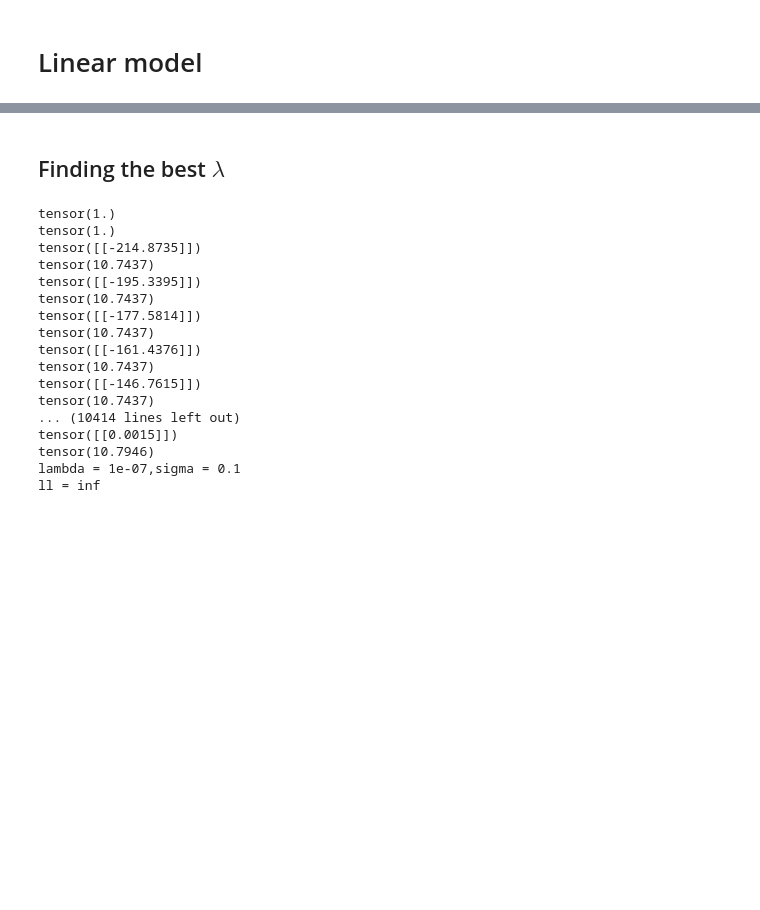
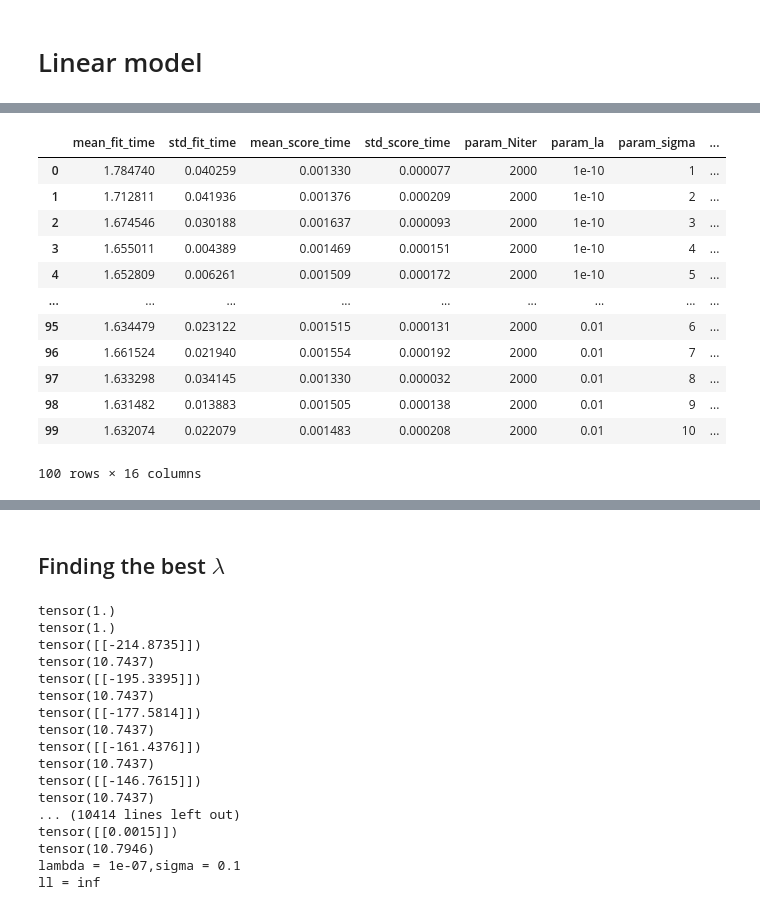
Before and after one commit to umarteau/non_negative_model, a Jupyter notebook: npm_nnf/density_estimation/Density_experiments-Copy1.ipynb, the cells around one changed output, grey strips where cells are left out. Cells and saved outputs as stored; diff of their text form; code cells hidden in the pictures; blank space fills up the shorter version.

```diff
--- a/npm_nnf/density_estimation/Density_experiments.ipynb
+++ b/npm_nnf/density_estimation/Density_experiments-Copy1.ipynb
@@ -85,0 +137,17 @@ NameError: name 'generators' is not defined
+# %%
+import pandas as pd
+pd.DataFrame(clf.cv_results_)
+# %% [output]
+|  | mean_fit_time | std_fit_time | mean_score_time | std_score_time | param_Niter | param_la | param_sigma | ... |
+| 0 | 1.784740 | 0.040259 | 0.001330 | 0.000077 | 2000 | 1e-10 | 1 | ... |
+| 1 | 1.712811 | 0.041936 | 0.001376 | 0.000209 | 2000 | 1e-10 | 2 | ... |
+| 2 | 1.674546 | 0.030188 | 0.001637 | 0.000093 | 2000 | 1e-10 | 3 | ... |
+| 3 | 1.655011 | 0.004389 | 0.001469 | 0.000151 | 2000 | 1e-10 | 4 | ... |
+| 4 | 1.652809 | 0.006261 | 0.001509 | 0.000172 | 2000 | 1e-10 | 5 | ... |
+| ... | ... | ... | ... | ... | ... | ... | ... | ... |
+| 95 | 1.634479 | 0.023122 | 0.001515 | 0.000131 | 2000 | 0.01 | 6 | ... |
+| 96 | 1.661524 | 0.021940 | 0.001554 | 0.000192 | 2000 | 0.01 | 7 | ... |
+| 97 | 1.633298 | 0.034145 | 0.001330 | 0.000032 | 2000 | 0.01 | 8 | ... |
+| 98 | 1.631482 | 0.013883 | 0.001505 | 0.000138 | 2000 | 0.01 | 9 | ... |
+| 99 | 1.632074 | 0.022079 | 0.001483 | 0.000208 | 2000 | 0.01 | 10 | ... |
+100 rows × 16 columns
```
Also changed, not shown: parts of 6 cells of this notebook, 4 other files.
